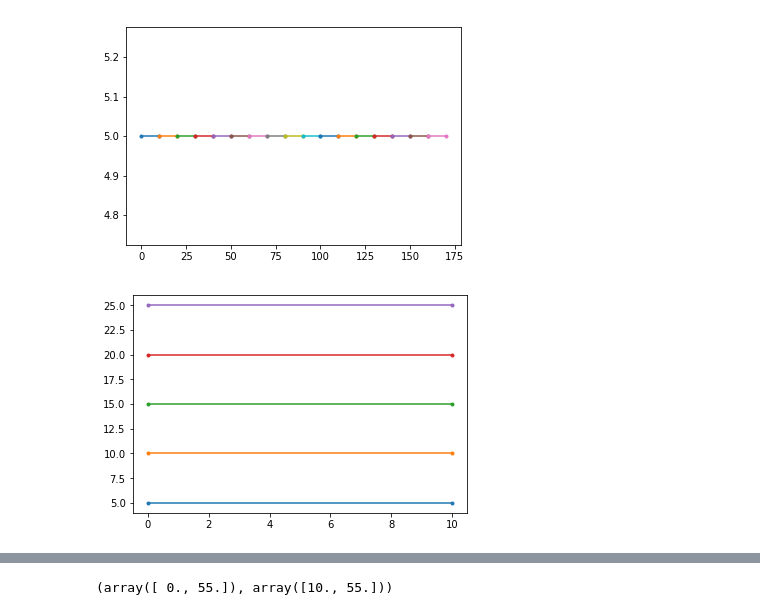
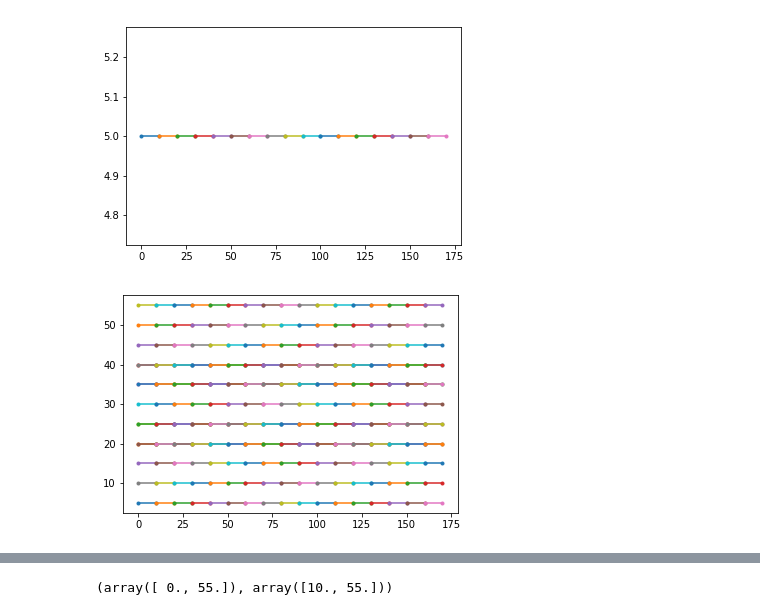
Before and after one commit to dapperfu/CNC3018, a Jupyter notebook: NewDev/06_FocusShading-Copy4.ipynb, the cells around one changed output, grey strips where cells are left out. Cells and saved outputs as stored; diff of their text form; code cells hidden in the pictures.

```diff
--- a/NewDev/06_FocusShading-Copy4.ipynb
+++ b/NewDev/06_FocusShading-Copy4.ipynb
@@ -131,19 +131,17 @@ for idx1, power in enumerate(powers): # [uint8 duty cycle]
 # %%
 plt.figure()
 ax1=plt.subplot(1,1,1)
 programs = list()
 for idx1, power in enumerate(powers): # [uint8 duty cycle]
     for idx2, feed in enumerate(feeds):  # [mm/min]
         v_idx = idx1 * len(powers) + idx2
         Y = vs[v_idx]
         for idx3, z in enumerate(zs):
             x0 = hs[idx3]
             xf = hs[idx3 + 1]
             ax1.plot(np.array([x0, xf]), np.array([Y, Y]), marker='.')
-            break
-    break
 # %% [output]
-[figure, old version]
+[figure, new version]
 # %%
 plt.figure()
 ax1=plt.subplot(1,1,1)
```
Also changed, not shown: parts of 1 cell of this notebook.
